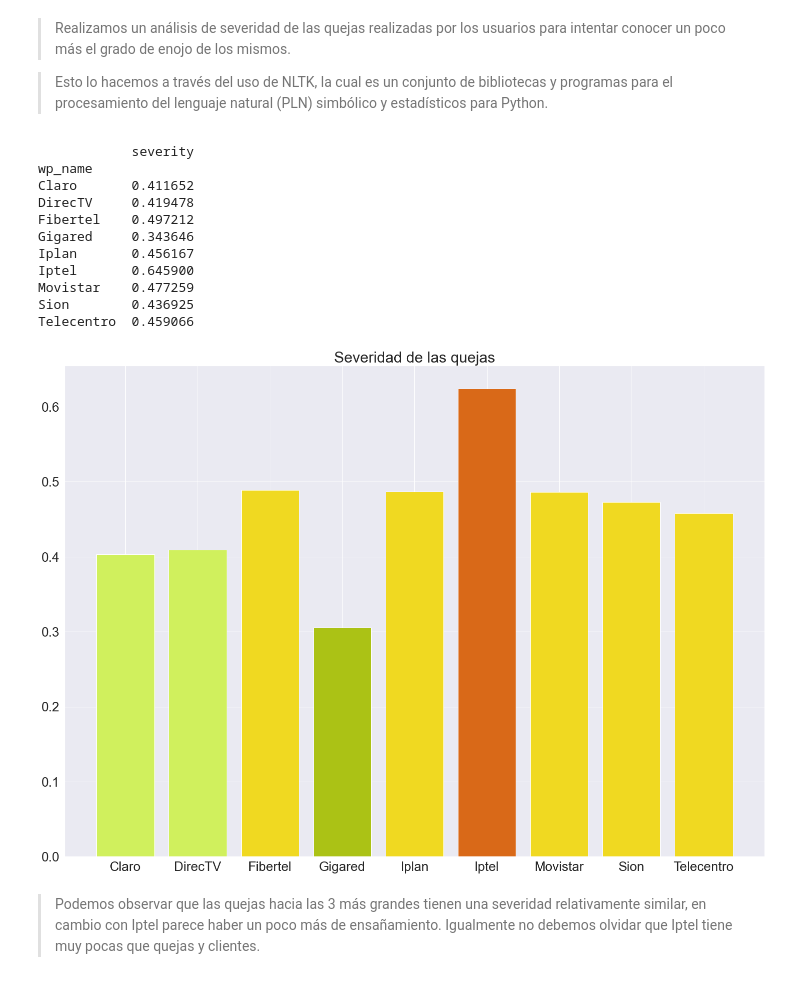
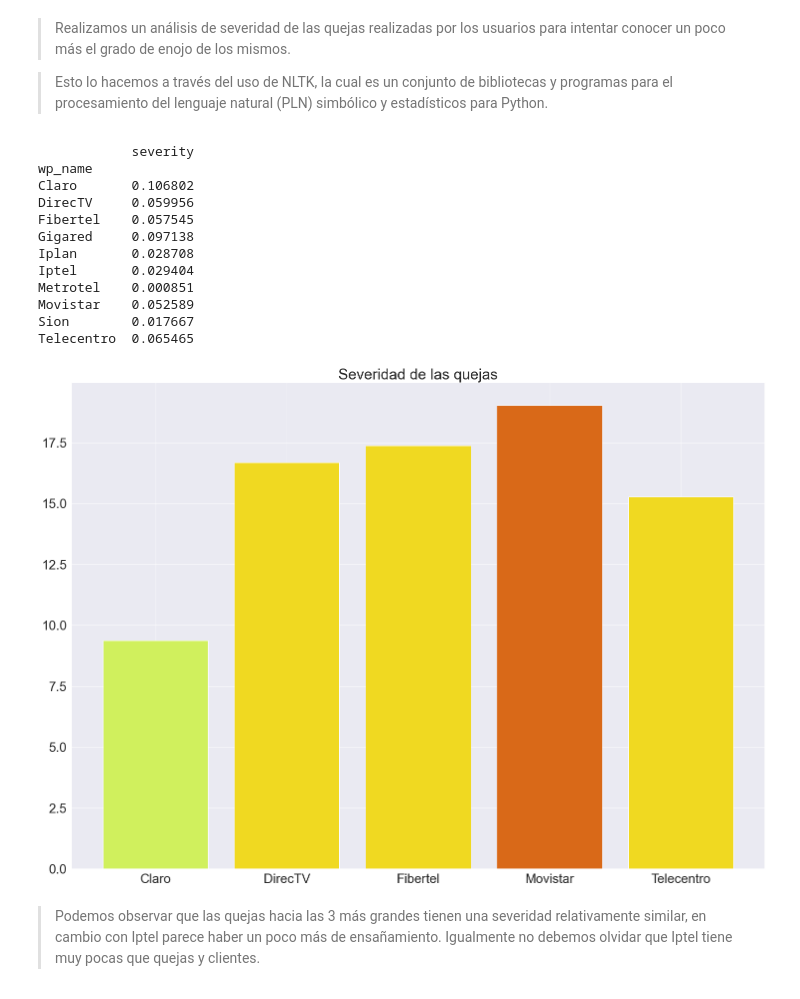
Before and after one commit to nanaccachian/wifi-twitter-data-analysis, a Jupyter notebook: Proyecto final/twitter_notebook.ipynb, the cells around one changed output. Drawn from its saved outputs; the diff is of its cells as text; code cells hidden in the pictures.

```diff
--- a/Proyecto final/twitter_notebook.ipynb
+++ b/Proyecto final/twitter_notebook.ipynb
@@ -57,6 +59,7 @@ plt.show()
 
 >Esto lo hacemos a través del uso de  NLTK, la cual es un conjunto de bibliotecas y programas para el procesamiento del lenguaje natural (PLN) simbólico y estadísticos para Python.
 # %%
+codecs.register_error("strict", codecs.ignore_errors)
 # Obtengo a partir de los datos de la BD la información de todos los tweets,  quotes y replies para poder
 # analizar la severidad de cada uno.
 df_replies = pd.read_sql_query('SELECT * FROM fact_replies JOIN dim_wifi_providers dwp on fact_replies.rp_wifi_provider = dwp.wp_id', engine)
@@ -64,12 +67,12 @@ df_quotes = pd.read_sql_query('SELECT * FROM fact_quotes JOIN dim_wifi_providers
 df_tweets = pd.read_sql_query('SELECT * FROM fact_tweets JOIN dim_wifi_providers dwp on dwp.wp_id = fact_tweets.tw_wifi_provider', engine)
 
 # Instancio al SentimentIntensityAnalyzer que me permite calcular la severidad
-sia = SentimentIntensityAnalyzer()
+sia = sentiment_analysis.SentimentAnalysisSpanish()
 
 # Aplico la función a cada dataframe
-df_tweets['severity'] = df_tweets.apply(lambda row: sia.polarity_scores(str(row.tw_text))['compound'], axis=1)
-df_replies['severity'] = df_replies.apply(lambda row: sia.polarity_scores(str(row.rp_text))['compound'], axis=1)
-df_quotes['severity'] = df_quotes.apply(lambda row: sia.polarity_scores(str(row.qu_text))['compound'], axis=1)
+df_tweets['severity'] = df_tweets.apply(lambda row: sia.sentiment(str(row.tw_text)), axis=1)
+df_replies['severity'] = df_replies.apply(lambda row: sia.sentiment(str(row.rp_text)), axis=1)
+df_quotes['severity'] = df_quotes.apply(lambda row: sia.sentiment(str(row.qu_text)), axis=1)
 
 # Creo un dataframe que concentre toda la información
 df_severity = pd.DataFrame(columns=['wp_name', 'severity'])
@@ -78,43 +81,52 @@ df_severity = df_severity.append(df_replies[['wp_name', 'severity']])
 df_severity = df_severity.append(df_quotes[['wp_name', 'severity']])
 
 # Droppeo los que sean mayores iguales a 0
-index_names = df_severity[df_severity['severity'] >= 0].index
+index_names = df_severity[df_severity['severity'] >= 0.5].index
 
 df_severity.drop(index_names, inplace=True)
 
 # Agrupo el dataframe por empresa y calculo el promedio
-df_severity = (df_severity.groupby(by="wp_name", dropna=True).mean())*-1
+df_severity = df_severity.groupby(by="wp_name", dropna=True).mean()
 
 print(df_severity)
 # %% [output]
             severity
 wp_name
-Claro       0.411652
-DirecTV     0.419478
-Fibertel    0.497212
-Gigared     0.343646
-Iplan       0.456167
-Iptel       0.645900
-Movistar    0.477259
-Sion        0.436925
-Telecentro  0.459066
+Claro       0.106802
+DirecTV     0.059956
+Fibertel    0.057545
+Gigared     0.097138
+Iplan       0.028708
+Iptel       0.029404
+Metrotel    0.000851
+Movistar    0.052589
+Sion        0.017667
+Telecentro  0.065465
 # %%
 #Grafico de severidad
 
-empresa = ['Claro','DirecTV', 'Fibertel', 'Gigared', 'Iplan', 'Iptel', 'Movistar', 'Sion', 'Telecentro']
-severity = df_severity['severity']
+empresa = ['Claro', 'DirecTV', 'Fibertel', 'Movistar', 'Telecentro']
+
+claro = 1/(df_severity['severity']['Claro'])
+dtv = 1/(df_severity['severity']['DirecTV'])
+fib = 1/(df_severity['severity']['Fibertel'])
+mov = 1/(df_severity['severity']['Movistar'])
+tel = 1/(df_severity['severity']['Telecentro'])
+
+severity = [claro, dtv, fib, mov, tel]
 
 #Escalamos colores para hacer notar la severidad
 plt.figure(figsize=(25,18))
-plt.bar(empresa, df_severity['severity'], color=['#D0F05D', '#D0F05D', '#F0D921', '#ABC215', '#F0D921',
-                                                 '#D96918', '#F0D921', '#F0D921', '#F0D921'])
+plt.bar(empresa, severity, color = ['#D0F05D', '#F0D921', '#F0D921', '#D96918', '#F0D921'])
+
+#color=['#D96918', '#F0D921', '#F0D921', '#D96918','#D0F05D','#D0F05D','#D0F05D', '#F0D921', '#D0F05D','#F0D921' ]
 
 plt.title('Severidad de las quejas', fontsize=30)
 plt.xticks(fontsize=26)
 plt.yticks(fontsize=26)
 plt.show()
 # %% [output]
-[figure, old version]
+[figure, new version]
 # %% [markdown]
 >Podemos observar que las quejas hacia las 3 más grandes tienen una severidad relativamente similar, en cambio con Iptel parece haber un poco más de ensañamiento. Igualmente no debemos olvidar que Iptel tiene muy pocas que quejas y clientes.
 # %% [markdown]
```
Also changed, not shown: parts of 9 cells of this notebook.
